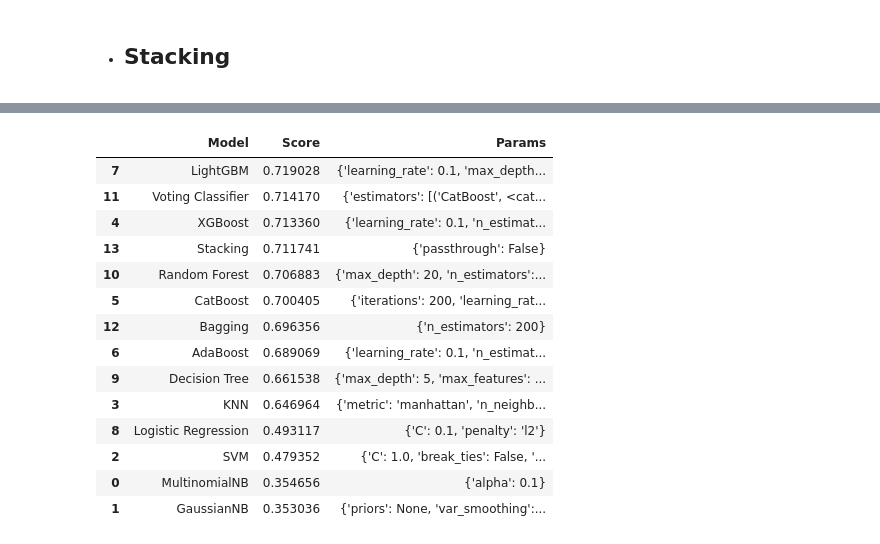
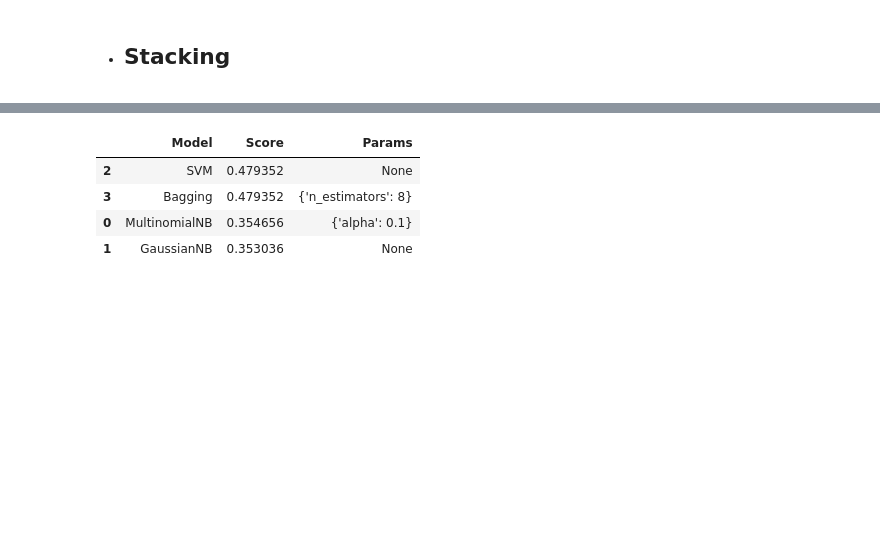
Before and after one commit to JayaWinata/Final-Project-PPM, a Jupyter notebook: Horses-Health/horses_health.ipynb, the cells around one changed output, grey strips where cells are left out. Drawn from its saved outputs; the diff is of its cells as text; code cells hidden in the pictures; blank space fills up the shorter version.

```diff
--- a/Horses-Health/horses_health.ipynb
+++ b/Horses-Health/horses_health.ipynb
@@ -442,16 +424,16 @@ Please also refer to the documentation for alternative solver options:
 # %% [markdown]
 - ## Decision Tree
 # %%
-decision_tree = DecisionTreeClassifier()
-param_grid = {
-    'max_depth': [None, 5, 10, 20],
-    'min_samples_split': [2, 5, 10],
-    'min_samples_leaf': [1, 2, 4],
-    'max_features': ['sqrt', 'log2', None]
-}
-grid_search = GridSearchCV(decision_tree,param_grid=param_grid,cv=skf,scoring='f1_micro',error_score='raise')
-grid_search.fit(X_train,y_train)
-temp.append(('Decision Tree',grid_search.best_score_,grid_search.best_params_))
+# decision_tree = DecisionTreeClassifier()
+# param_grid = {
+#     'max_depth': [None, 5, 10, 20],
+#     'min_samples_split': [2, 5, 10],
+#     'min_samples_leaf': [1, 2, 4],
+#     'max_features': ['sqrt', 'log2', None]
+# }
+# grid_search = GridSearchCV(decision_tree,param_grid=param_grid,cv=skf,scoring='f1_micro',error_score='raise')
+# grid_search.fit(X_train,y_train)
+# temp.append(('Decision Tree',grid_search.best_score_,grid_search.best_params_))
 # %%
 # y_pred = grid_search.best_estimator_.predict(df_test.iloc[:,1:].values)
 # y_pred = pd.Series(y_pred)
@@ -541,13 +499,13 @@ Pada model ensembling, model yang digunakan adalah CatBoost, XGBoost, dan Random
 # %% [markdown]
 - ## Bagging
 # %%
-# bagging = BaggingClassifier()
-# param_grid = {
-#     'n_estimators': [50, 100, 200],
-# }
-# grid_search = GridSearchCV(bagging,param_grid=param_grid,cv=skf,scoring='f1_micro',error_score='raise')
-# grid_search.fit(X_train,y_train)
-# temp.append(('Bagging',grid_search.best_score_,grid_search.best_params_))
+bagging = BaggingClassifier(estimator=SVC())
+param_grid = {
+    'n_estimators': [8,10,32],
+}
+grid_search = GridSearchCV(bagging,param_grid=param_grid,cv=skf,scoring='f1_micro',error_score='raise')
+grid_search.fit(X_train,y_train)
+temp.append(('Bagging',grid_search.best_score_,grid_search.best_params_))
 # %%
 # y_pred = grid_search.best_estimator_.predict(df_test.iloc[:,1:].values)
 # y_pred = pd.Series(y_pred)
@@ -596,24 +536,14 @@ And if memory is not enough, you can set `force_col_wise=true`.
 # submission = pd.concat([df_test['id'],pd.DataFrame(y_pred)],axis=1)
 # submission.to_csv('Submission/Stacking_submission.csv',index=False)
 # %%
-# temp_df = pd.DataFrame(temp, columns=['Model','Score','Params'])
-# temp_df.sort_values(by='Score',ascending=False)
+temp_df = pd.DataFrame(temp, columns=['Model','Score','Params'])
+temp_df.sort_values(by='Score',ascending=False)
 # %% [output]
 |  | Model | Score | Params |
-| 7 | LightGBM | 0.719028 | {'learning_rate': 0.1, 'max_depth... |
-| 11 | Voting Classifier | 0.714170 | {'estimators': [('CatBoost', <cat... |
-| 4 | XGBoost | 0.713360 | {'learning_rate': 0.1, 'n_estimat... |
-| 13 | Stacking | 0.711741 | {'passthrough': False} |
-| 10 | Random Forest | 0.706883 | {'max_depth': 20, 'n_estimators':... |
-| 5 | CatBoost | 0.700405 | {'iterations': 200, 'learning_rat... |
-| 12 | Bagging | 0.696356 | {'n_estimators': 200} |
-| 6 | AdaBoost | 0.689069 | {'learning_rate': 0.1, 'n_estimat... |
-| 9 | Decision Tree | 0.661538 | {'max_depth': 5, 'max_features': ... |
-| 3 | KNN | 0.646964 | {'metric': 'manhattan', 'n_neighb... |
-| 8 | Logistic Regression | 0.493117 | {'C': 0.1, 'penalty': 'l2'} |
-| 2 | SVM | 0.479352 | {'C': 1.0, 'break_ties': False, '... |
+| 2 | SVM | 0.479352 | None |
+| 3 | Bagging | 0.479352 | {'n_estimators': 8} |
 | 0 | MultinomialNB | 0.354656 | {'alpha': 0.1} |
-| 1 | GaussianNB | 0.353036 | {'priors': None, 'var_smoothing':... |
+| 1 | GaussianNB | 0.353036 | None |
 # %%
 temp_df.Score.mean()
 # %% [output]
```
Also changed, not shown: parts of 9 cells of this notebook, 4 other files.
